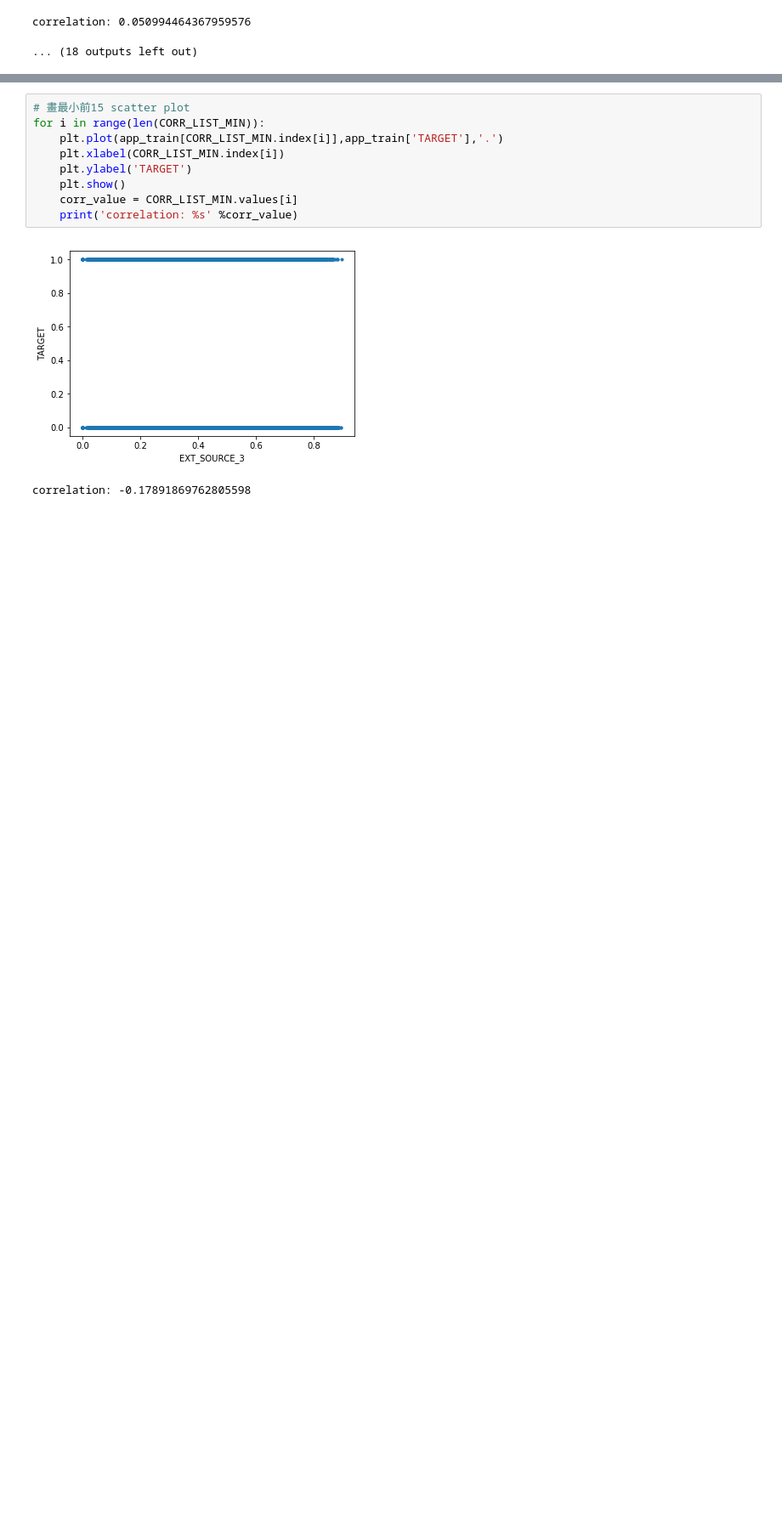
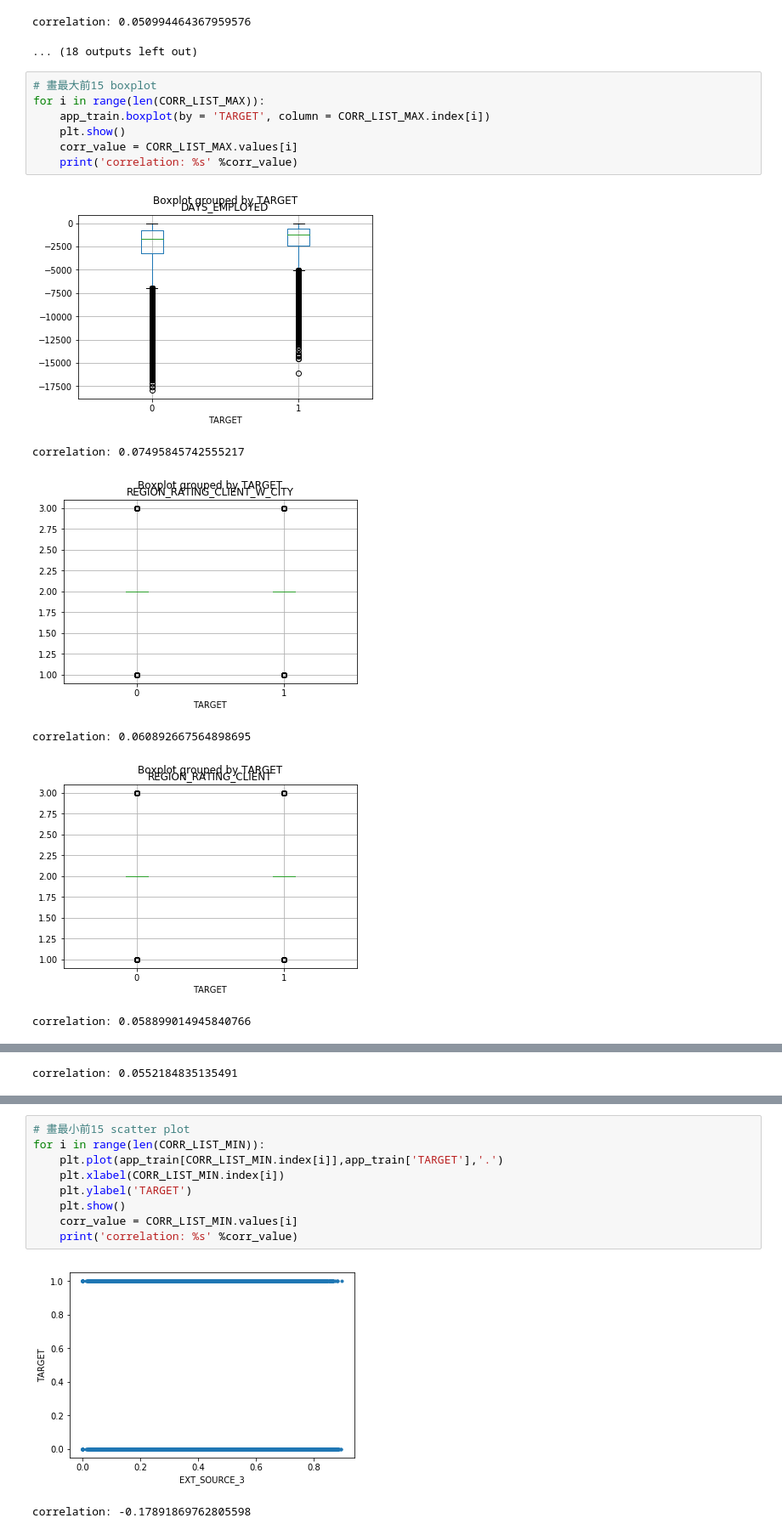
Before and after one commit to LongTingHsuan/2nd-ML100Days, a Jupyter notebook: homework/Day_010_HW.ipynb, the cells around one changed output, grey strips where cells are left out. Shown: that part at 85% size. Saved outputs shown, nothing was run; the diff lists cells and outputs as text; blank space fills up the shorter version.

```diff
--- a/homework/Day_010_HW.ipynb
+++ b/homework/Day_010_HW.ipynb
@@ -176,3 +176,17 @@ correlation: 0.05145717260719229
 [figure]
 correlation: 0.050994464367959576
 ... (18 outputs left out)
+# %%
+# 畫最大前15 boxplot
+for i in range(len(CORR_LIST_MAX)):
+    app_train.boxplot(by = 'TARGET', column = CORR_LIST_MAX.index[i])
+    plt.show()
+    corr_value = CORR_LIST_MAX.values[i]
+    print('correlation: %s' %corr_value)
+# %% [output]
+[figure, added]
+correlation: 0.07495845742555217
+[figure, added]
+correlation: 0.060892667564898695
+[figure, added]
+correlation: 0.058899014945840766
@@ -178,0 +194 @@ correlation: 0.050994464367959576
+correlation: 0.0552184835135491
```
Also changed, not shown: parts of 2 cells of this notebook.
